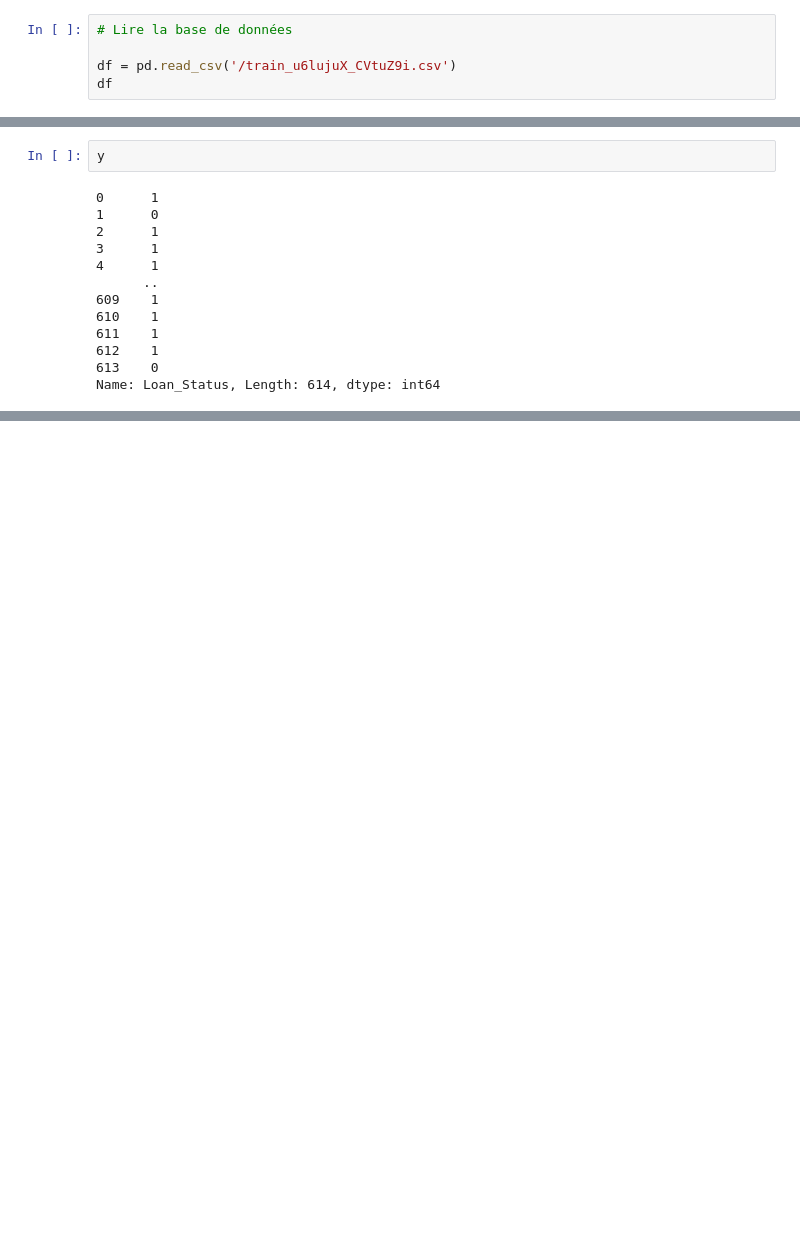
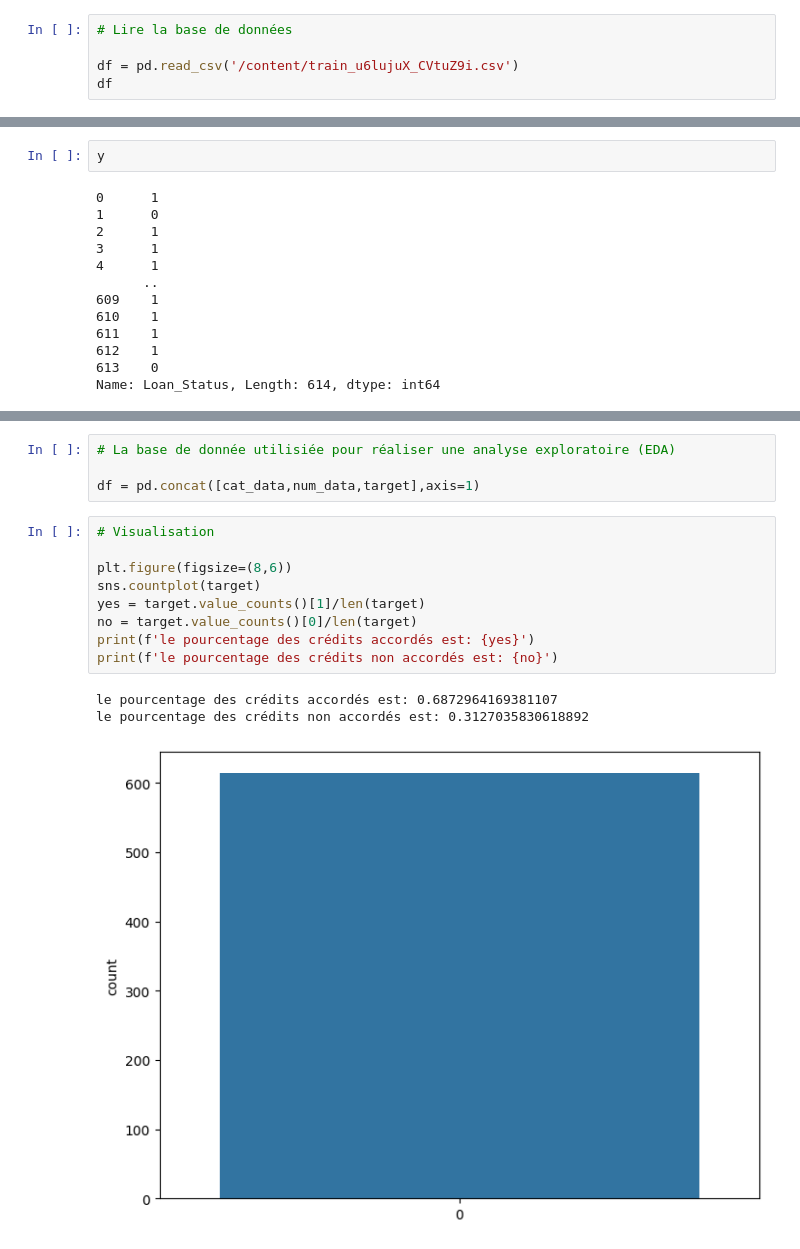
Before and after one commit to Ayzer-ORHAN/Ayzer-ORHAN, a Jupyter notebook: credit_model.ipynb, the cells around one changed output, grey strips where cells are left out. Saved outputs shown, nothing was run; the diff lists cells and outputs as text; blank space fills up the shorter version.

```diff
--- a/credit_model.ipynb
+++ b/credit_model.ipynb
@@ -12,7 +17,7 @@ from sklearn.preprocessing import LabelEncoder
 # %%
 # Lire la base de données
 
-df = pd.read_csv('/train_u6lujuX_CVtuZ9i.csv')
+df = pd.read_csv('/content/train_u6lujuX_CVtuZ9i.csv')
 df
 # %% [output]
 |  | Loan_ID | Gender | Married | Dependents | Education | Self_Employed | ApplicantIncome | CoapplicantIncome | ... |
@@ -271,0 +285,17 @@ Name: Loan_Status, Length: 614, dtype: int64
+# %%
+# La base de donnée utilisiée pour réaliser une analyse exploratoire (EDA)
+
+df = pd.concat([cat_data,num_data,target],axis=1)
+# %%
+# Visualisation
+
+plt.figure(figsize=(8,6))
+sns.countplot(target)
+yes = target.value_counts()[1]/len(target)
+no = target.value_counts()[0]/len(target)
+print(f'le pourcentage des crédits accordés est: {yes}')
+print(f'le pourcentage des crédits non accordés est: {no}')
+# %% [output]
+le pourcentage des crédits accordés est: 0.6872964169381107
+le pourcentage des crédits non accordés est: 0.3127035830618892
+[figure, added]
```
Also changed, not shown: parts of 18 cells of this notebook.
